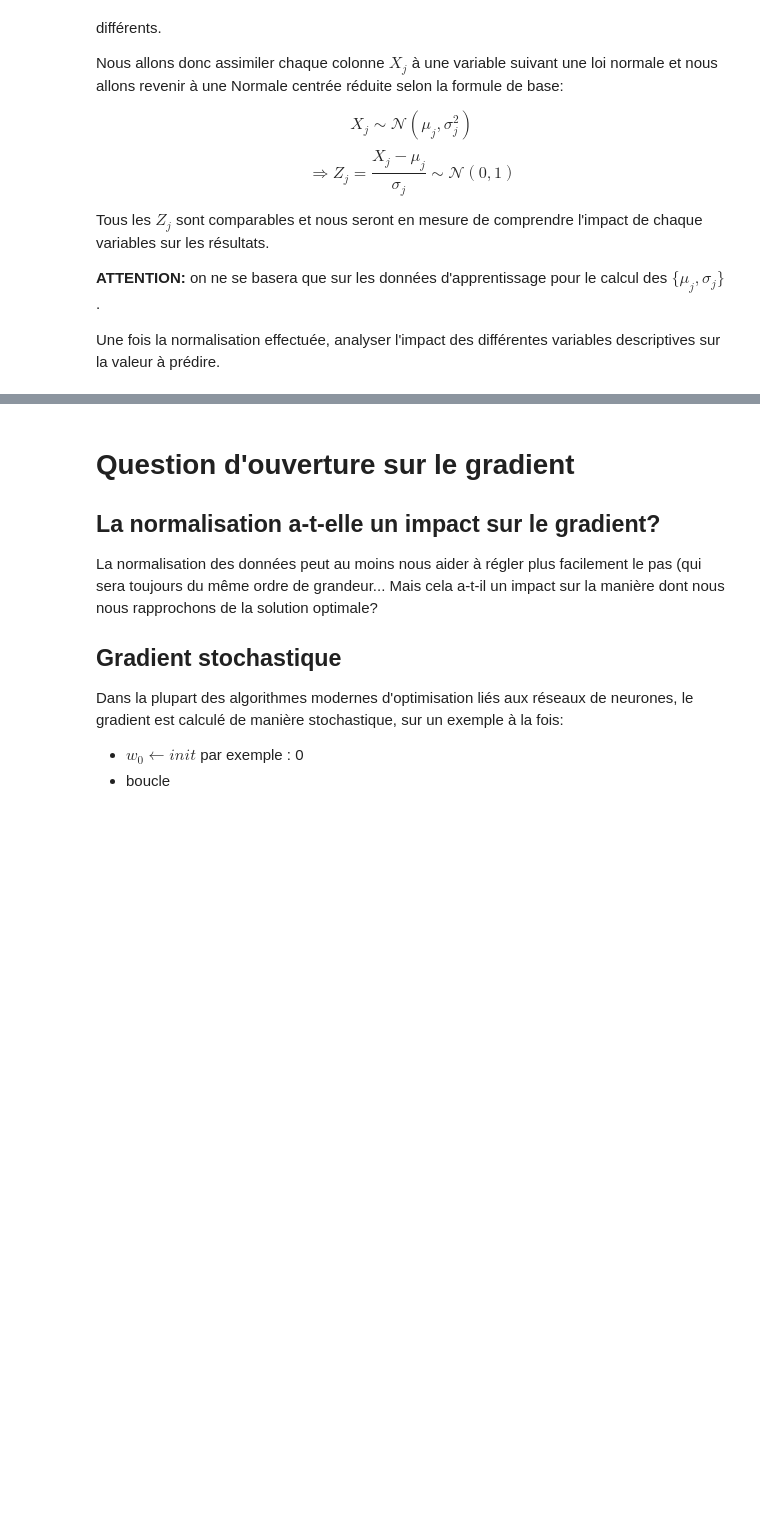
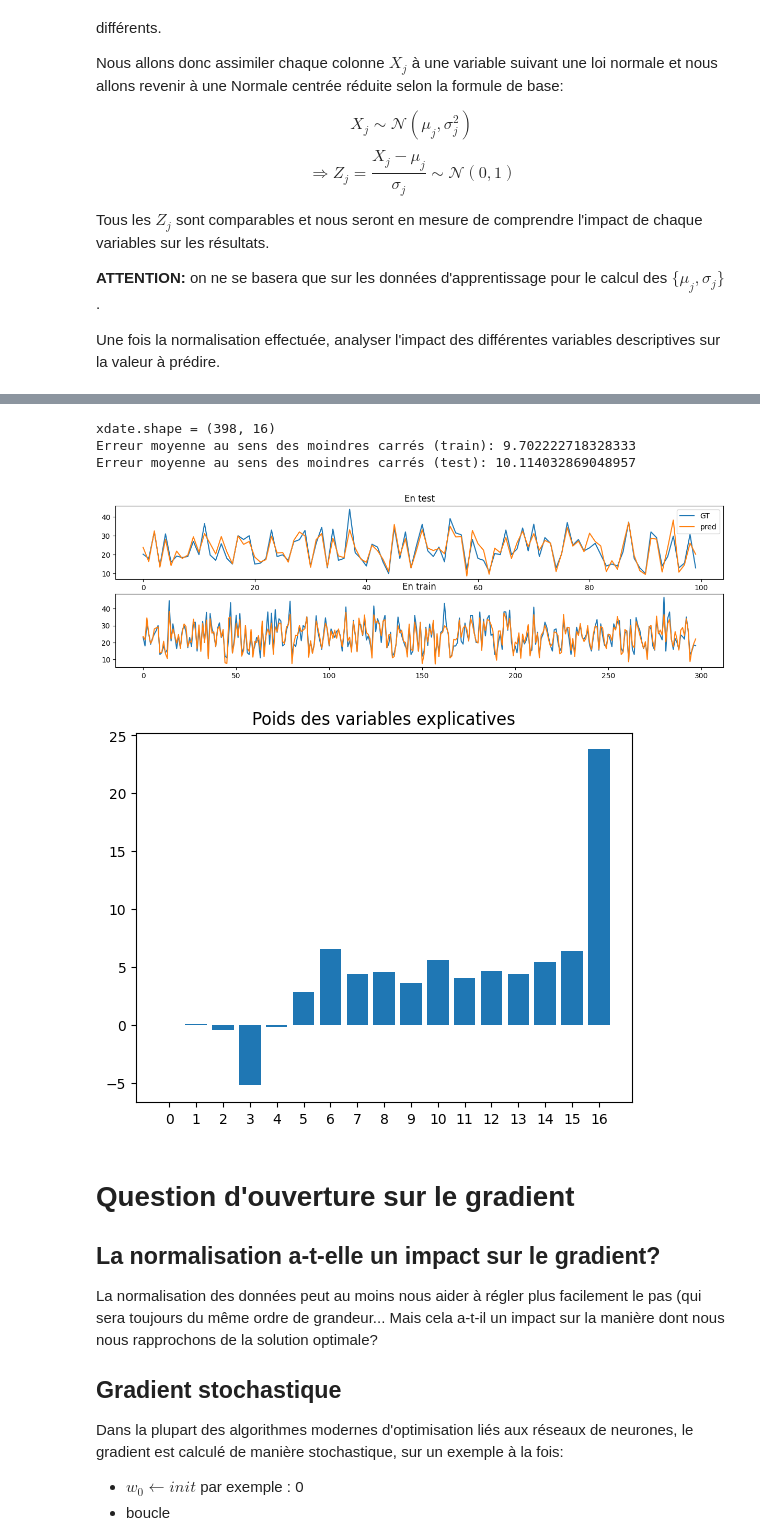
Before and after one commit to White-On/MAPSI_TME_2022, a Jupyter notebook: TME9/tme9_etu.ipynb, the cells around one changed output, grey strips where cells are left out. Saved outputs shown, nothing was run; the diff lists cells and outputs as text; code cells hidden in the pictures; blank space fills up the shorter version.

```diff
--- a/TME9/tme9_etu.ipynb
+++ b/TME9/tme9_etu.ipynb
@@ -420,0 +458,3 @@ Pour l'année, il est possible de procéder de la même manière, mais il préf
+# %%
+date = data.values[:,-3]
+date
@@ -420,0 +479,8 @@ Pour l'année, il est possible de procéder de la même manière, mais il préf
+# %%
+nb_categories = 10
+new_date = np.zeros((len(date), nb_categories), dtype=np.int64)
+date = date - np.min(date)
+K = np.max(date)
+for i, d in enumerate(date):
+    new_date[i, int(((d*nb_categories-1)/K))] = 1
+new_date
@@ -421,3 +495,29 @@ Pour l'année, il est possible de procéder de la même manière, mais il préf
+# %%
+xdate = np.hstack((X, new_date))
+print(f'{xdate.shape = }')
+
+X_train, y_train, X_test, y_test = separation_train_test(xdate, y, pc_train=0.75)
+Xn_train, Xn_test = normalisation(X_train, X_test)
+w = np.linalg.solve(np.dot(Xn_train.T, Xn_train), np.dot(Xn_train.T, y_train))
+
+yhat   = np.dot(Xn_train, w)
+yhat_t = np.dot(Xn_test, w)
+print('Erreur moyenne au sens des moindres carrés (train):', erreur_mc(yhat, y_train))
+print('Erreur moyenne au sens des moindres carrés (test):', erreur_mc(yhat_t, y_test))
+
+plot_y(y_train, y_test, yhat, yhat_t)
+
+plt.figure()
+plt.bar(np.arange(len(w)), w)
+plt.title('Poids des variables explicatives')
+plt.xticks(np.arange(len(w)))
+plt.show()
+# %% [output]
+xdate.shape = (398, 16)
+Erreur moyenne au sens des moindres carrés (train): 9.702222718328333
+Erreur moyenne au sens des moindres carrés (test): 10.114032869048957
+[figure, added]
+[figure, added]
 # %% [markdown]
 # Question d'ouverture sur le gradient
 
```
Also changed, not shown: parts of 22 cells of this notebook.
